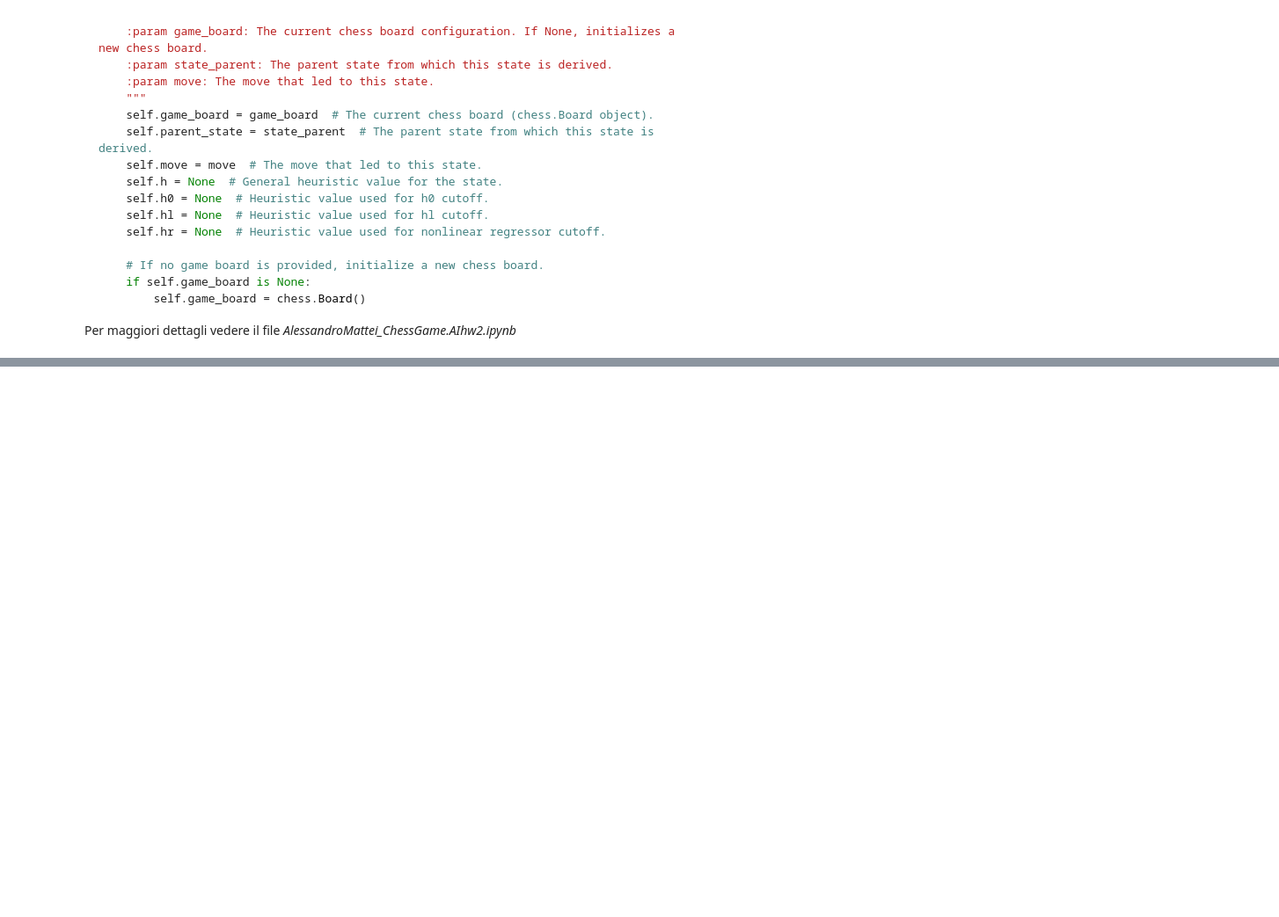
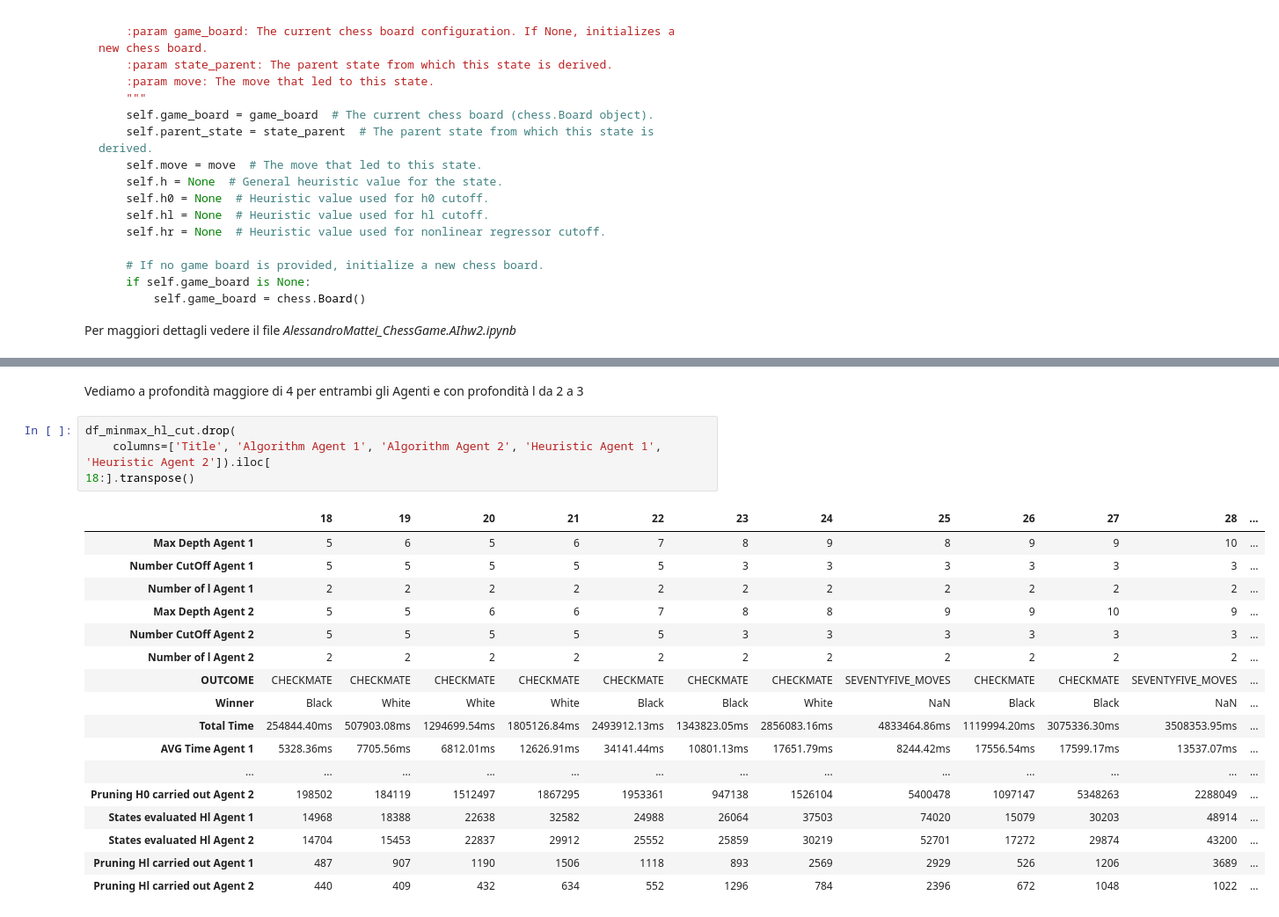
Before and after one commit to Alemato/ai_homeworks, a Jupyter notebook: homework2/AlessandroMattei_Report_IT.AIhw2.ipynb, the cells around one changed output, grey strips where cells are left out. Shown at 88% size. Saved outputs shown, nothing was run; the diff lists cells and outputs as text; blank space fills up the shorter version.

```diff
--- a/homework2/AlessandroMattei_Report_IT.AIhw2.ipynb
+++ b/homework2/AlessandroMattei_Report_IT.AIhw2.ipynb
@@ -945,0 +1074,24 @@ I test sono stati effettuati su un mini-pc con le seguenti caratteristiche:
+# %% [markdown]
+Vediamo a profondità maggiore di 4 per entrambi gli Agenti e con profondità l da 2 a 3
+# %%
+df_minmax_hl_cut.drop(
+    columns=['Title', 'Algorithm Agent 1', 'Algorithm Agent 2', 'Heuristic Agent 1', 'Heuristic Agent 2']).iloc[
+18:].transpose()
+# %% [output]
+|  | 18 | 19 | 20 | 21 | 22 | 23 | 24 | 25 | 26 | 27 | 28 | ... |
+| Max Depth Agent 1 | 5 | 6 | 5 | 6 | 7 | 8 | 9 | 8 | 9 | 9 | 10 | ... |
+| Number CutOff Agent 1 | 5 | 5 | 5 | 5 | 5 | 3 | 3 | 3 | 3 | 3 | 3 | ... |
+| Number of l Agent 1 | 2 | 2 | 2 | 2 | 2 | 2 | 2 | 2 | 2 | 2 | 2 | ... |
+| Max Depth Agent 2 | 5 | 5 | 6 | 6 | 7 | 8 | 8 | 9 | 9 | 10 | 9 | ... |
+| Number CutOff Agent 2 | 5 | 5 | 5 | 5 | 5 | 3 | 3 | 3 | 3 | 3 | 3 | ... |
+| Number of l Agent 2 | 2 | 2 | 2 | 2 | 2 | 2 | 2 | 2 | 2 | 2 | 2 | ... |
+| OUTCOME | CHECKMATE | CHECKMATE | CHECKMATE | CHECKMATE | CHECKMATE | CHECKMATE | CHECKMATE | SEVENTYFIVE_MOVES | CHECKMATE | CHECKMATE | SEVENTYFIVE_MOVES | ... |
+| Winner | Black | White | White | White | Black | Black | White | NaN | Black | Black | NaN | ... |
+| Total Time | 254844.40ms | 507903.08ms | 1294699.54ms | 1805126.84ms | 2493912.13ms | 1343823.05ms | 2856083.16ms | 4833464.86ms | 1119994.20ms | 3075336.30ms | 3508353.95ms | ... |
+| AVG Time Agent 1 | 5328.36ms | 7705.56ms | 6812.01ms | 12626.91ms | 34141.44ms | 10801.13ms | 17651.79ms | 8244.42ms | 17556.54ms | 17599.17ms | 13537.07ms | ... |
+| ... | ... | ... | ... | ... | ... | ... | ... | ... | ... | ... | ... | ... |
+| Pruning H0 carried out Agent 2 | 198502 | 184119 | 1512497 | 1867295 | 1953361 | 947138 | 1526104 | 5400478 | 1097147 | 5348263 | 2288049 | ... |
+| States evaluated Hl Agent 1 | 14968 | 18388 | 22638 | 32582 | 24988 | 26064 | 37503 | 74020 | 15079 | 30203 | 48914 | ... |
+| States evaluated Hl Agent 2 | 14704 | 15453 | 22837 | 29912 | 25552 | 25859 | 30219 | 52701 | 17272 | 29874 | 43200 | ... |
+| Pruning Hl carried out Agent 1 | 487 | 907 | 1190 | 1506 | 1118 | 893 | 2569 | 2929 | 526 | 1206 | 3689 | ... |
+| Pruning Hl carried out Agent 2 | 440 | 409 | 432 | 634 | 552 | 1296 | 784 | 2396 | 672 | 1048 | 1022 | ... |
```
Also changed, not shown: parts of 38 cells of this notebook, 27 other files.
